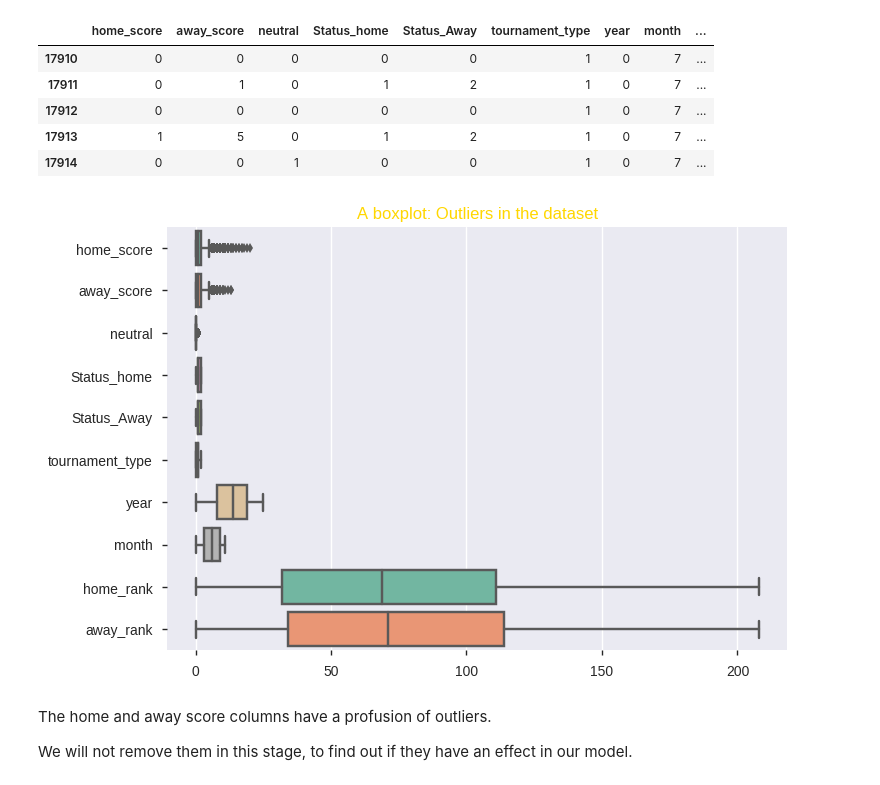
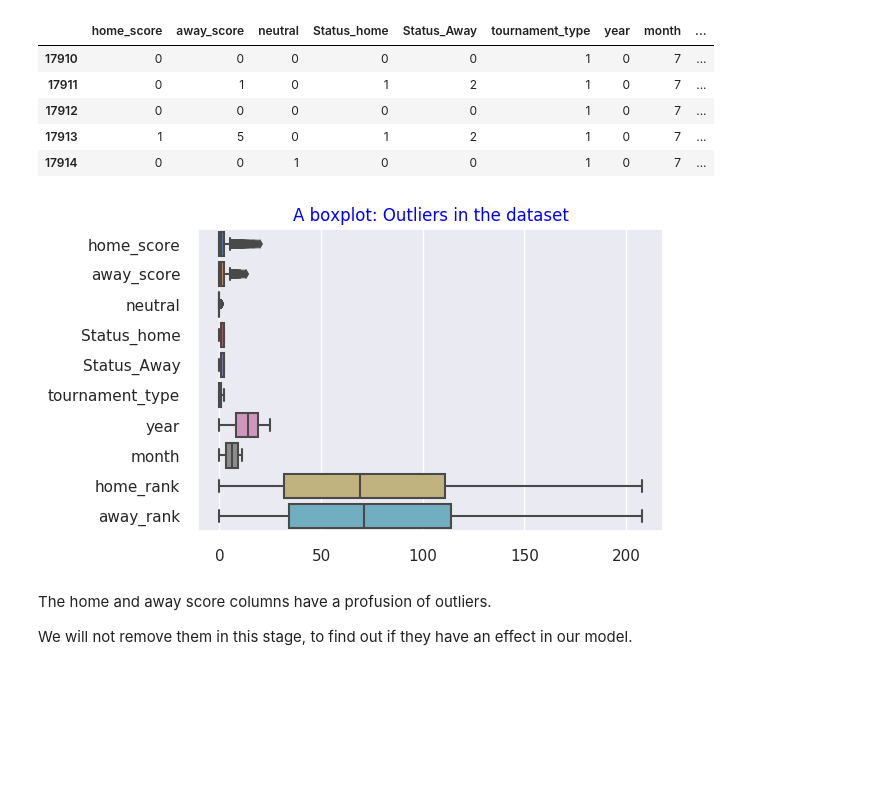
Before and after one commit to JOSEPHINEGEND/A-Python-Project-Predicting-the-results-of-a-football-game, a Jupyter notebook: A_Python_Project_Predicting_the_Results_of_a_Football_Game_.ipynb, the cells around one changed output. Drawn from its saved outputs; the diff is of its cells as text; code cells hidden in the pictures; blank space fills up the shorter version.

```diff
--- a/A_Python_Project_Predicting_the_Results_of_a_Football_Game_.ipynb
+++ b/A_Python_Project_Predicting_the_Results_of_a_Football_Game_.ipynb
@@ -632,14 +645,14 @@ home_merged_encoded.head()
 # %%
 # checking for outliers in our dataset
 # Using boxplots
 #
 
 plt.figure(dpi = 100)
-ax = sns.boxplot(data = home_merged_encoded , orient="h", palette="Set2")
-plt.title('A boxplot: Outliers in the dataset', color = 'Gold')
+ax = sns.boxplot(data = home_merged_encoded , orient="h")
+plt.title('A boxplot: Outliers in the dataset', color = 'blue')
 plt.show()
 # %% [output]
-[figure, old version]
+[figure, new version]
 # %% [markdown]
 The home and away score columns have a profusion of outliers.
 
```
Also changed, not shown: parts of 12 cells of this notebook.
